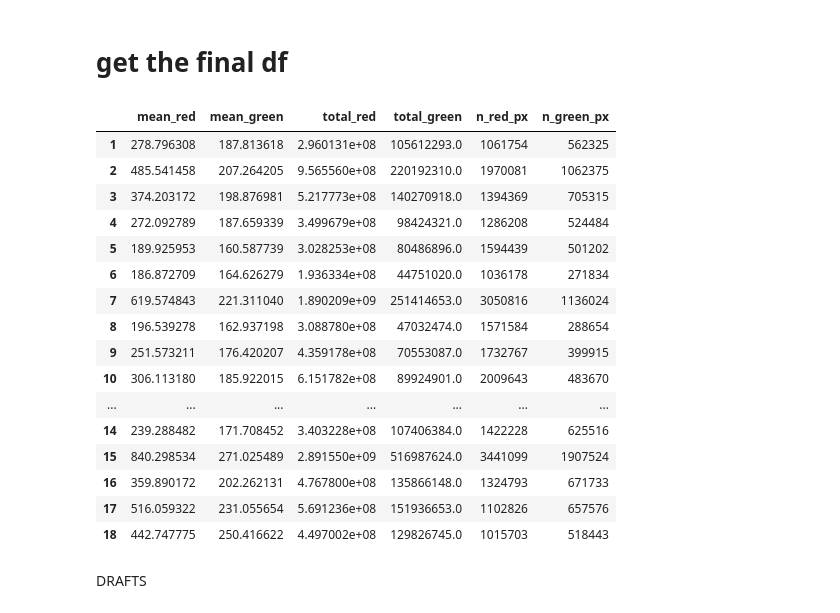
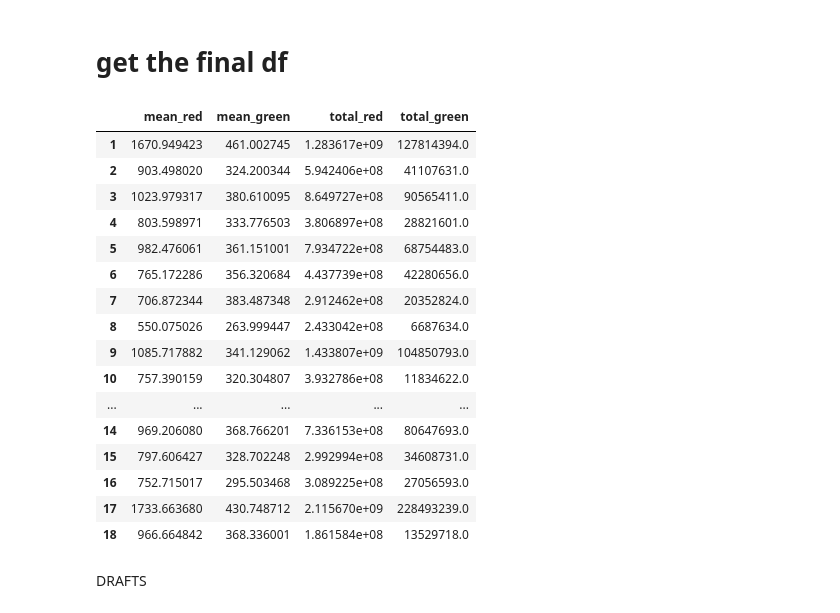
Before and after one commit to sansachenlelele/connectome_analysis_fisherlab, a Jupyter notebook: analysis_get-main-value-25summer.ipynb, the cells around one changed output. Saved outputs shown, nothing was run; the diff lists cells and outputs as text; code cells hidden in the pictures.

```diff
--- a/analysis_get-main-value-25summer.ipynb
+++ b/analysis_get-main-value-25summer.ipynb
@@ -144,7 +214,7 @@ napari.run()
 2025-09-18 16:05:56.036 python[63434:121205810] Text input context does not respond to _valueForTIProperty:
 # %%
 # File paths
-label_file = '/Users/fisherguest/Documents/sansa images/09102025/roi/fly16.tif'
+label_file = '/Users/fisherguest/Documents/sansa images/08242025/roi/fly6.tif'
 #label_file = '/Users/sansachen/Downloads/lab/confocal/7_∆7-glucla-zipursky/K/08142025/roi/fly1.tif'
 
 
@@ -176,7 +246,7 @@ viewer.add_labels(label_mask.astype(np.int32), name='Labels', opacity=0.5)
 
 napari.run()
 # %%
-label_file_checking = '/Users/fisherguest/Documents/sansa images/09102025/roi/fly16-oneslice-new.tif'
+label_file_checking = '/Users/fisherguest/Documents/sansa images/08242025/roi/fly6-oneslice.tif'
 label_mask_checking = tf.imread(label_file_checking)
 # %%
 # check which z stack I drew the label on.
@@ -401,0 +407,6 @@ plt.tight_layout()
+# %%
+df_bg = per_slice_percentiles_red_and_green_diff(
+    red_channel, green_channel, label_mask_checking,
+    q=(0.98, 0.95), roi_id=None, exclude_zero=False, round_pct=1
+)
+df_bg
@@ -574,50 +639,50 @@ for i in range(1, n_glom + 1):
 
     # ---- Extract values ----
     red_vals   = red_sub[mask_red]                          # applies the True/False mask and keeps only the voxels where the mask is T to red_sub, which is the origianl image with only some z slices included. red_vals is no longer a 3D array, but a 1D array, with entries being the signal value from the T pixels.
     green_vals = green_sub[mask_green]
 
     # ---- Save stats (NaN if empty) ----
     n_red_px[i - 1]   = red_vals.size
     n_green_px[i - 1] = green_vals.size
 
     mean_red[i - 1]    = red_vals.mean()   if red_vals.size   else np.nan
     total_red[i - 1]   = red_vals.sum()    if red_vals.size   else np.nan
     mean_green[i - 1]  = green_vals.mean() if green_vals.size else np.nan
     total_green[i - 1] = green_vals.sum()  if green_vals.size else np.nan
 
 # Optional: quick sanity check that subset property holds
 if not np.all(n_green_px <= n_red_px):
     print("Warning: some ROIs have more green pixels than red pixels — check thresholds and masks.")
 
 # Assemble results
 df_means = pd.DataFrame(
     {
         'mean_red':    mean_red,
         'mean_green':  mean_green,
         'total_red':   total_red,
         'total_green': total_green,
-        'n_red_px':    n_red_px,
-        'n_green_px':  n_green_px,
+        #'n_red_px':    n_red_px,
+        #'n_green_px':  n_green_px,
     },
     index=np.arange(1, n_glom + 1)
 )
 df_means
 # %% [output]
-|  | mean_red | mean_green | total_red | total_green | n_red_px | n_green_px |
-| 1 | 278.796308 | 187.813618 | 2.960131e+08 | 105612293.0 | 1061754 | 562325 |
-| 2 | 485.541458 | 207.264205 | 9.565560e+08 | 220192310.0 | 1970081 | 1062375 |
-| 3 | 374.203172 | 198.876981 | 5.217773e+08 | 140270918.0 | 1394369 | 705315 |
-| 4 | 272.092789 | 187.659339 | 3.499679e+08 | 98424321.0 | 1286208 | 524484 |
-| 5 | 189.925953 | 160.587739 | 3.028253e+08 | 80486896.0 | 1594439 | 501202 |
-| 6 | 186.872709 | 164.626279 | 1.936334e+08 | 44751020.0 | 1036178 | 271834 |
-| 7 | 619.574843 | 221.311040 | 1.890209e+09 | 251414653.0 | 3050816 | 1136024 |
-| 8 | 196.539278 | 162.937198 | 3.088780e+08 | 47032474.0 | 1571584 | 288654 |
-| 9 | 251.573211 | 176.420207 | 4.359178e+08 | 70553087.0 | 1732767 | 399915 |
-| 10 | 306.113180 | 185.922015 | 6.151782e+08 | 89924901.0 | 2009643 | 483670 |
-| ... | ... | ... | ... | ... | ... | ... |
-| 14 | 239.288482 | 171.708452 | 3.403228e+08 | 107406384.0 | 1422228 | 625516 |
-| 15 | 840.298534 | 271.025489 | 2.891550e+09 | 516987624.0 | 3441099 | 1907524 |
-| 16 | 359.890172 | 202.262131 | 4.767800e+08 | 135866148.0 | 1324793 | 671733 |
-| 17 | 516.059322 | 231.055654 | 5.691236e+08 | 151936653.0 | 1102826 | 657576 |
-| 18 | 442.747775 | 250.416622 | 4.497002e+08 | 129826745.0 | 1015703 | 518443 |
+|  | mean_red | mean_green | total_red | total_green |
+| 1 | 1670.949423 | 461.002745 | 1.283617e+09 | 127814394.0 |
+| 2 | 903.498020 | 324.200344 | 5.942406e+08 | 41107631.0 |
+| 3 | 1023.979317 | 380.610095 | 8.649727e+08 | 90565411.0 |
+| 4 | 803.598971 | 333.776503 | 3.806897e+08 | 28821601.0 |
+| 5 | 982.476061 | 361.151001 | 7.934722e+08 | 68754483.0 |
+| 6 | 765.172286 | 356.320684 | 4.437739e+08 | 42280656.0 |
+| 7 | 706.872344 | 383.487348 | 2.912462e+08 | 20352824.0 |
+| 8 | 550.075026 | 263.999447 | 2.433042e+08 | 6687634.0 |
+| 9 | 1085.717882 | 341.129062 | 1.433807e+09 | 104850793.0 |
+| 10 | 757.390159 | 320.304807 | 3.932786e+08 | 11834622.0 |
+| ... | ... | ... | ... | ... |
+| 14 | 969.206080 | 368.766201 | 7.336153e+08 | 80647693.0 |
+| 15 | 797.606427 | 328.702248 | 2.992994e+08 | 34608731.0 |
+| 16 | 752.715017 | 295.503468 | 3.089225e+08 | 27056593.0 |
+| 17 | 1733.663680 | 430.748712 | 2.115670e+09 | 228493239.0 |
+| 18 | 966.664842 | 368.336001 | 1.861584e+08 | 13529718.0 |
 # %%
```
Also changed, not shown: parts of 15 cells of this notebook.
